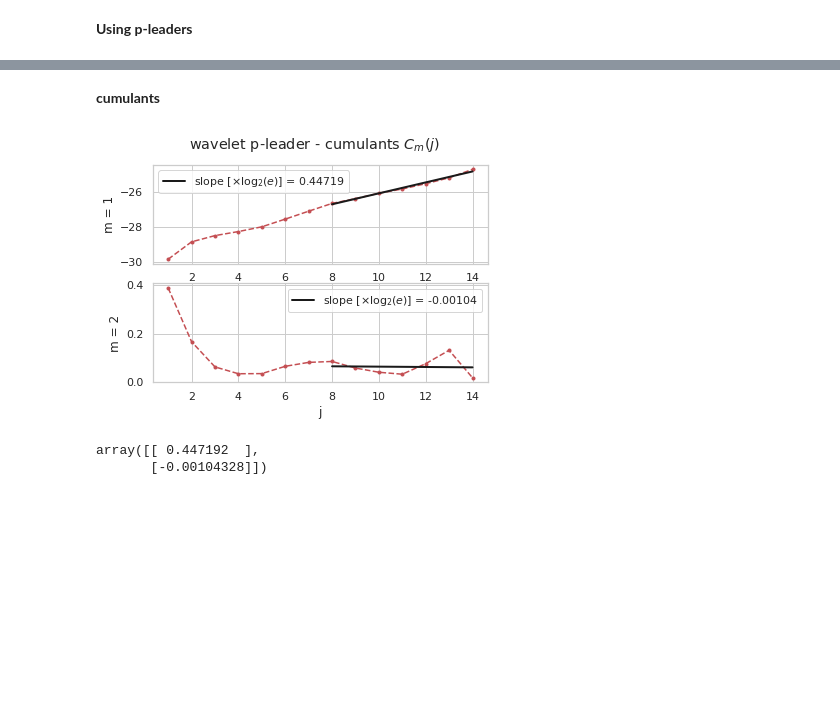
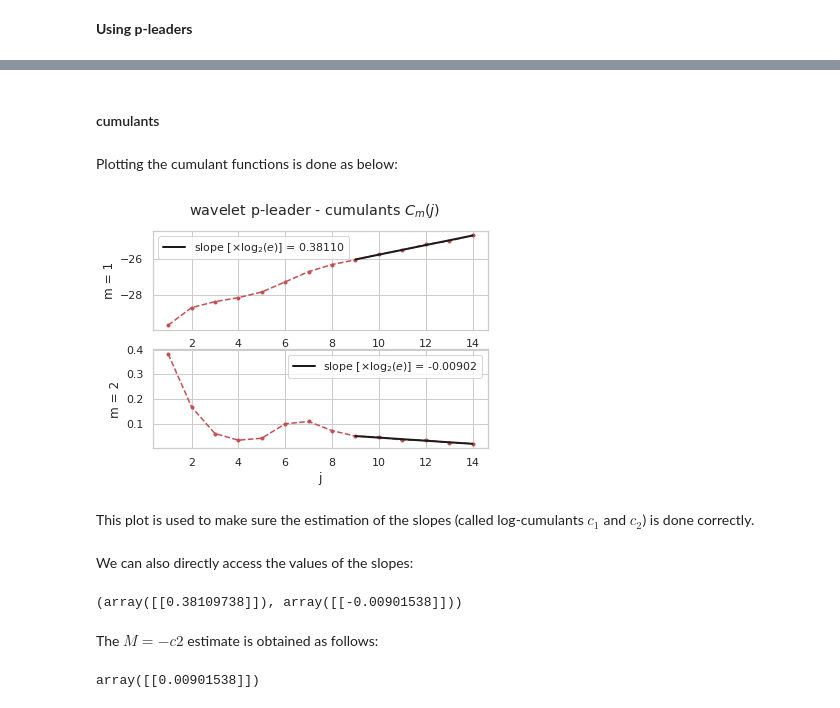
Before and after one commit to neurospin/pymultifracs, a Jupyter notebook: examples/Demo-real.ipynb, the cells around one changed output, grey strips where cells are left out. Cells and saved outputs as stored; diff of their text form; code cells hidden in the pictures; blank space fills up the shorter version.

```diff
--- a/examples/Demo-real.ipynb
+++ b/examples/Demo-real.ipynb
@@ -89,0 +70,2 @@ plt.ylim((-85, -70))
+# %%
+j1 = 9
@@ -186,12 +146,23 @@ dwt.structure.plot(nrow=5)
 # %% [markdown]
-**cumulants**
+#### cumulants
-# %%
-lwt_cumul.plot(nrow=3)
-# %% [output]
-[figure, removed]
-# %%
-lwt_cumul.log_cumulants
-# %% [output]
-array([[ 0.447192  ],
-       [-0.00104328]])
+# %% [markdown]
+Plotting the cumulant functions is done as below:
+# %%
+lwt.cumulants.plot()
+# %% [output]
+[figure, added]
+# %% [markdown]
+This plot is used to make sure the estimation of the slopes (called log-cumulants $c_1$ and $c_2$) is done correctly.
+# %% [markdown]
+We can also directly access the values of the slopes:
+# %%
+lwt.cumulants.c1, lwt.cumulants.c2
+# %% [output]
+(array([[0.38109738]]), array([[-0.00901538]]))
+# %% [markdown]
+The $M = -c2$ estimate is obtained as follows:
+# %%
+lwt.cumulants.M
+# %% [output]
+array([[0.00901538]])
 # %% [markdown]
```
Also changed, not shown: parts of 76 cells of this notebook, 6 other files.
